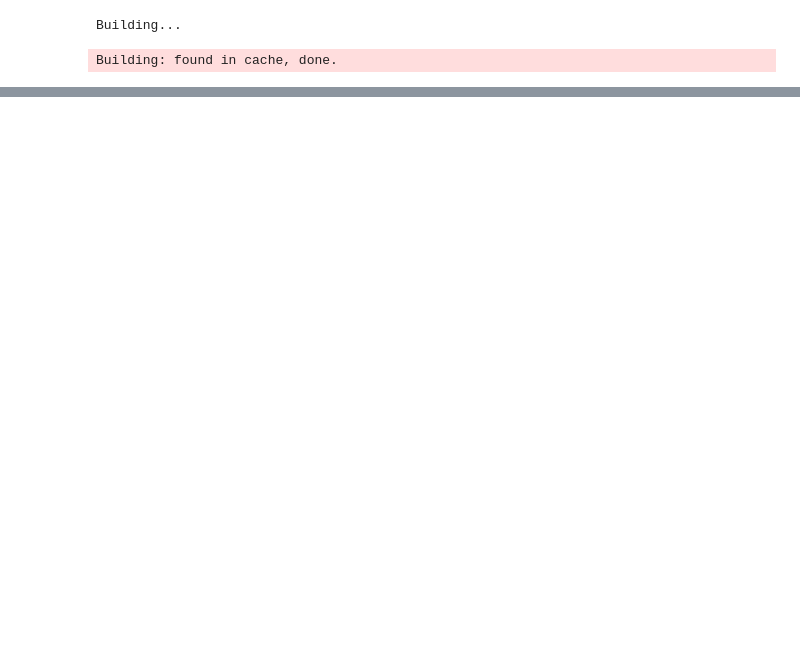
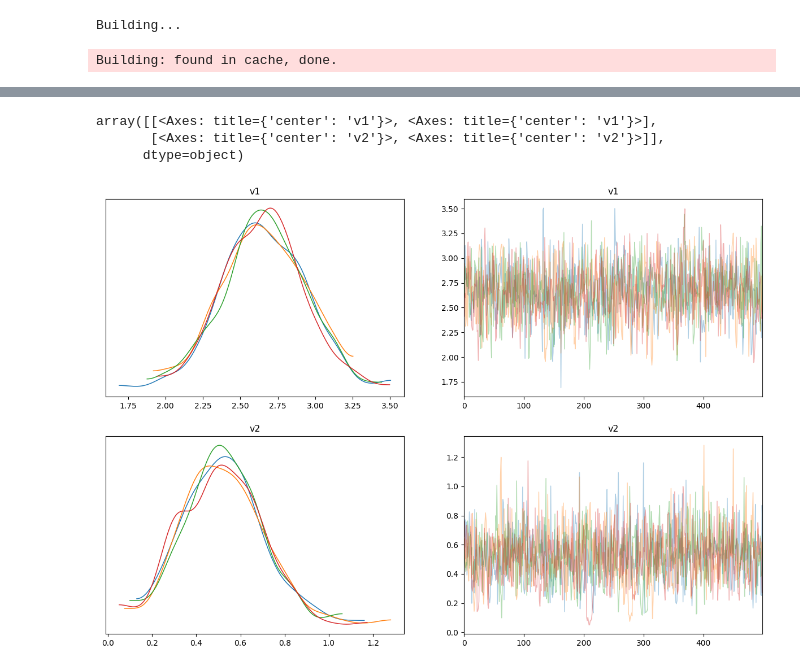
Before and after one commit to NightHydra/CognitiveModelingHomework, a Jupyter notebook: Homeworks/HW3/hw_3_problem6.ipynb, the cells around one changed output, grey strips where cells are left out. Saved outputs shown, nothing was run; the diff lists cells and outputs as text; code cells hidden in the pictures; blank space fills up the shorter version.

```diff
--- a/Homeworks/HW3/hw_3_problem6.ipynb
+++ b/Homeworks/HW3/hw_3_problem6.ipynb
@@ -93,0 +88,7 @@ az.summary(fit)
+# %%
+az.plot_trace(fit, var_names=['v1', 'v2'], compact=False, figsize=(15, 10))
+# %% [output]
+array([[<Axes: title={'center': 'v1'}>, <Axes: title={'center': 'v1'}>],
+       [<Axes: title={'center': 'v2'}>, <Axes: title={'center': 'v2'}>]],
+      dtype=object)
+[figure, added]
```
Also changed, not shown: parts of 5 cells of this notebook, 2 other files.
